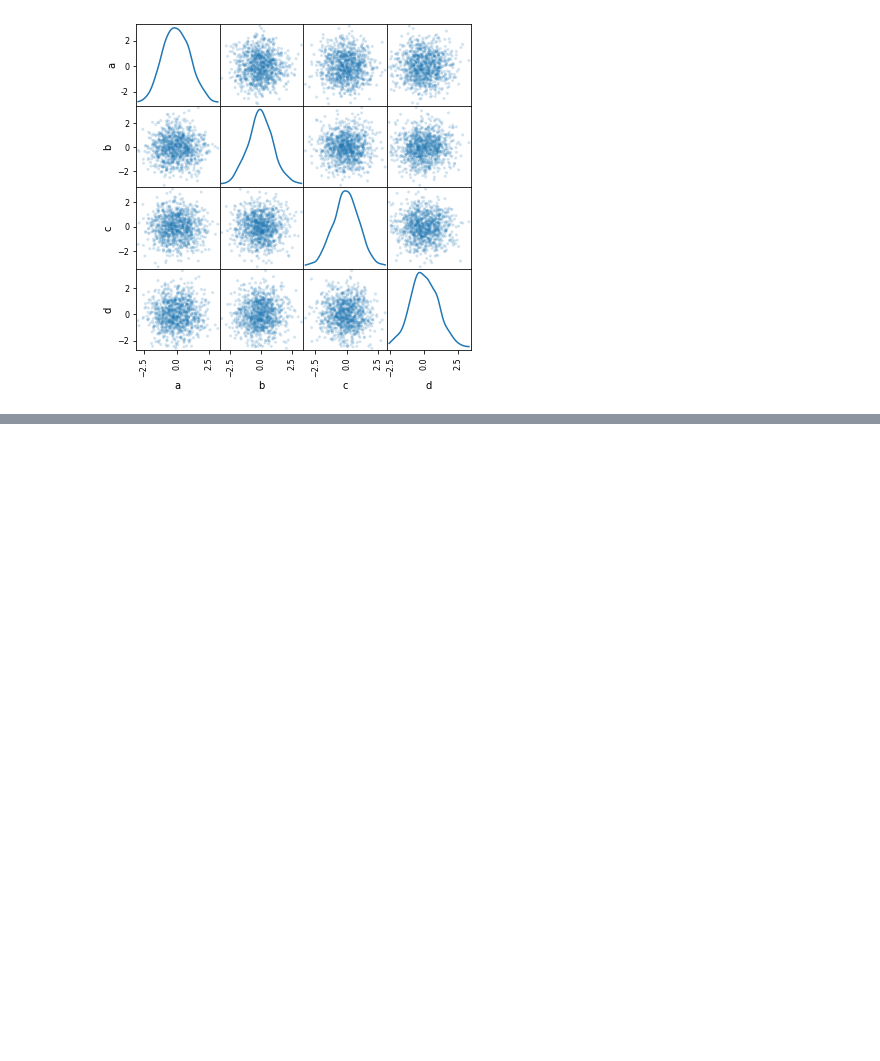
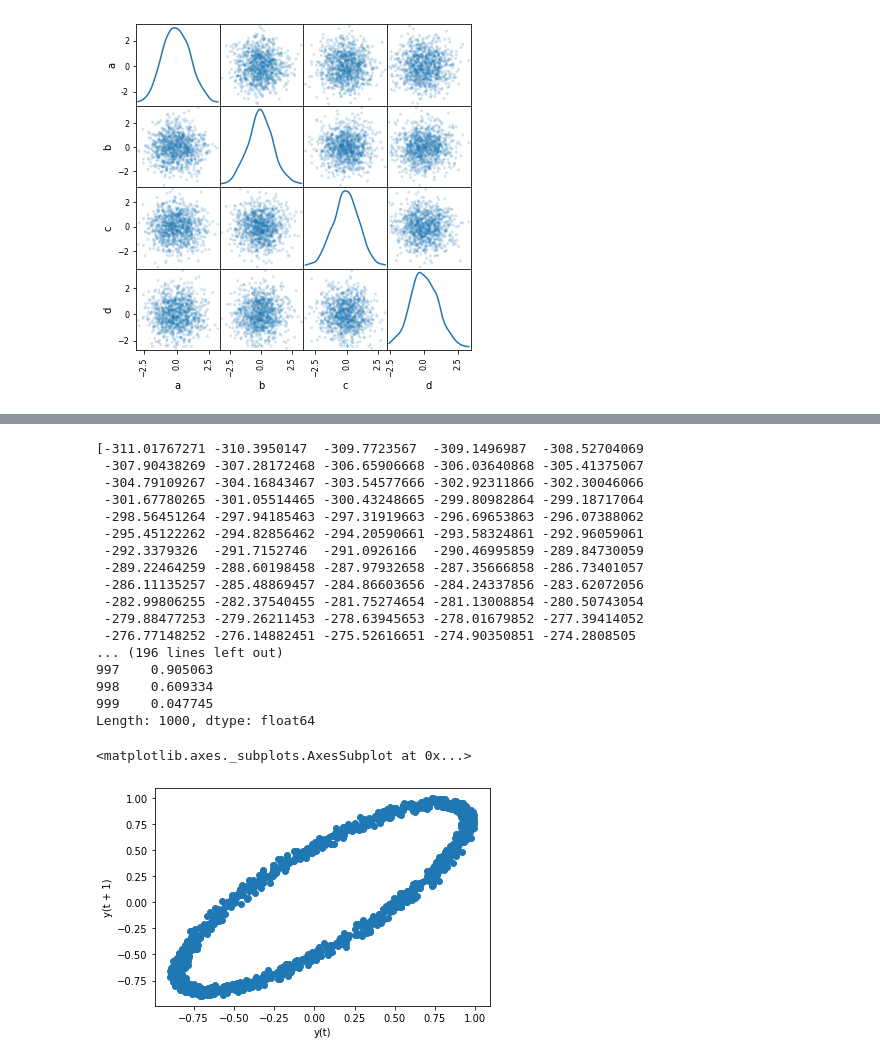
Before and after one commit to anujsaxena/Python, a Jupyter notebook: Numpy_visualization.ipynb, the cells around one changed output, grey strips where cells are left out. Saved outputs shown, nothing was run; the diff lists cells and outputs as text; code cells hidden in the pictures; blank space fills up the shorter version.

```diff
--- a/Numpy_visualization.ipynb
+++ b/Numpy_visualization.ipynb
@@ -779,0 +791,29 @@ array([[<matplotlib.axes._subplots.AxesSubplot object at 0x...>,
+# %%
+from pandas.plotting import lag_plot
+import numpy as np
+plt.figure()
+spacing = np.linspace(-99 * np.pi, 99 * np.pi, num=1000)
+print(spacing)
+data = pd.Series(0.1 * np.random.rand(1000) + 0.9 * np.sin(spacing))
+print(data)
+lag_plot(data)
+# %% [output]
+[-311.01767271 -310.3950147  -309.7723567  -309.1496987  -308.52704069
+ -307.90438269 -307.28172468 -306.65906668 -306.03640868 -305.41375067
+ -304.79109267 -304.16843467 -303.54577666 -302.92311866 -302.30046066
+ -301.67780265 -301.05514465 -300.43248665 -299.80982864 -299.18717064
+ -298.56451264 -297.94185463 -297.31919663 -296.69653863 -296.07388062
+ -295.45122262 -294.82856462 -294.20590661 -293.58324861 -292.96059061
+ -292.3379326  -291.7152746  -291.0926166  -290.46995859 -289.84730059
+ -289.22464259 -288.60198458 -287.97932658 -287.35666858 -286.73401057
+ -286.11135257 -285.48869457 -284.86603656 -284.24337856 -283.62072056
+ -282.99806255 -282.37540455 -281.75274654 -281.13008854 -280.50743054
+ -279.88477253 -279.26211453 -278.63945653 -278.01679852 -277.39414052
+ -276.77148252 -276.14882451 -275.52616651 -274.90350851 -274.2808505
+... (196 lines left out)
+997    0.905063
+998    0.609334
+999    0.047745
+Length: 1000, dtype: float64
+<matplotlib.axes._subplots.AxesSubplot at 0x...>
+[figure, added]
```
Also changed, not shown: parts of 27 cells of this notebook.
